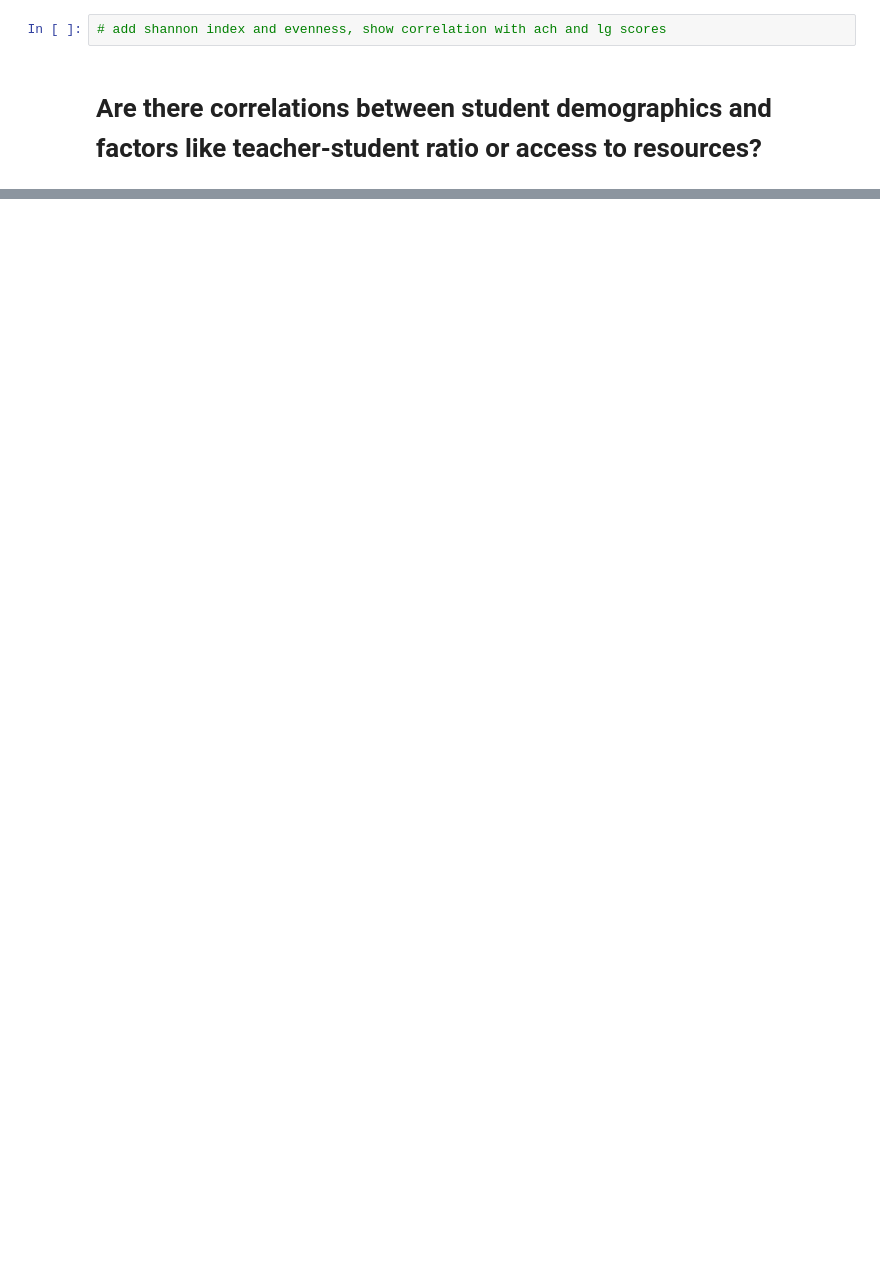
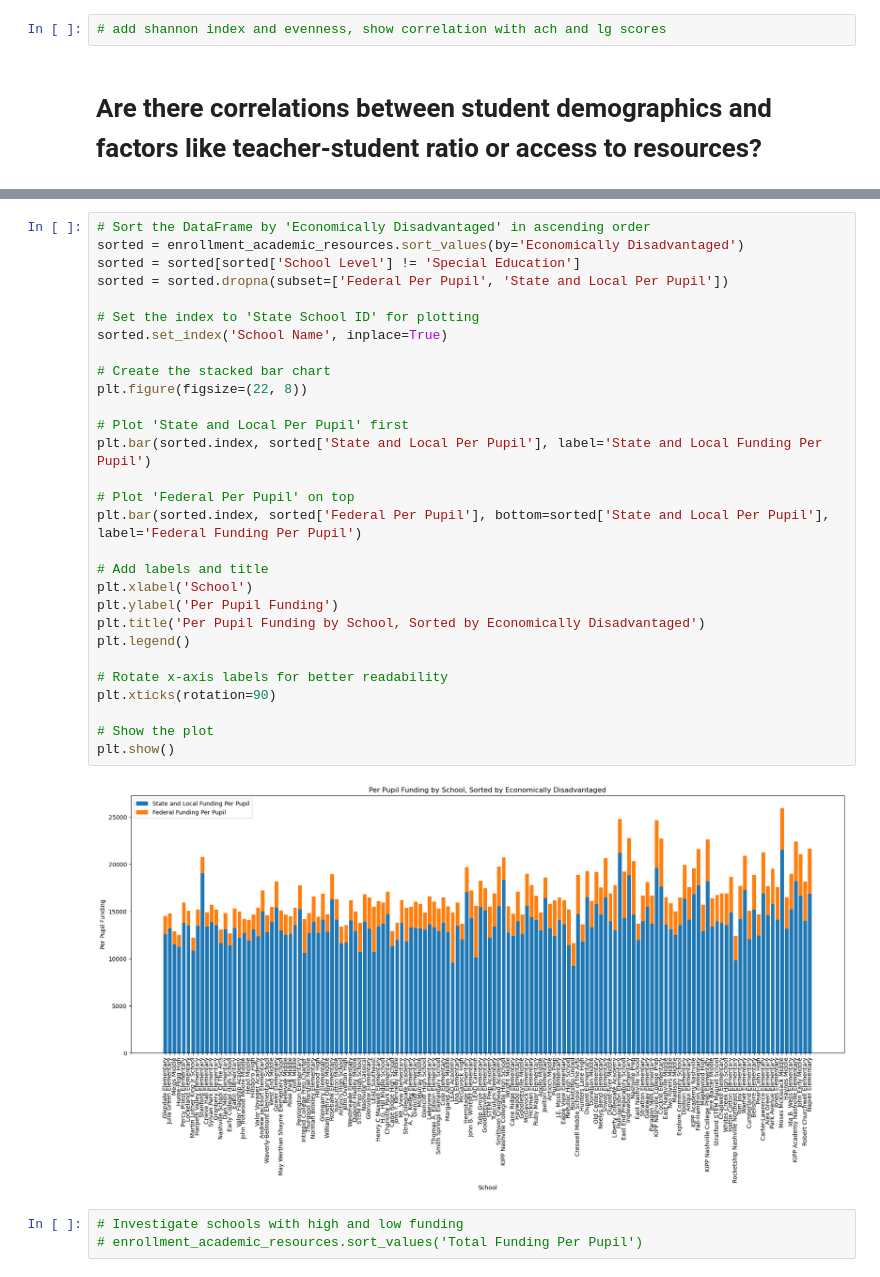
Before and after one commit to jessicabohannon/CAPSTONE, a Jupyter notebook: notebooks/capstone_eda.ipynb, the cells around one changed output, grey strips where cells are left out. Saved outputs shown, nothing was run; the diff lists cells and outputs as text; blank space fills up the shorter version.

```diff
--- a/notebooks/capstone_eda.ipynb
+++ b/notebooks/capstone_eda.ipynb
@@ -540,0 +624,34 @@ enrollment_and_resources = enrollment_and_resources.drop(columns=['School Number
+# %%
+# Sort the DataFrame by 'Economically Disadvantaged' in ascending order
+sorted = enrollment_academic_resources.sort_values(by='Economically Disadvantaged')
+sorted = sorted[sorted['School Level'] != 'Special Education']
+sorted = sorted.dropna(subset=['Federal Per Pupil', 'State and Local Per Pupil'])
+
+# Set the index to 'State School ID' for plotting
+sorted.set_index('School Name', inplace=True)
+
+# Create the stacked bar chart
+plt.figure(figsize=(22, 8))
+
+# Plot 'State and Local Per Pupil' first
+plt.bar(sorted.index, sorted['State and Local Per Pupil'], label='State and Local Funding Per Pupil')
+
+# Plot 'Federal Per Pupil' on top
+plt.bar(sorted.index, sorted['Federal Per Pupil'], bottom=sorted['State and Local Per Pupil'], label='Federal Funding Per Pupil')
+
+# Add labels and title
+plt.xlabel('School')
+plt.ylabel('Per Pupil Funding')
+plt.title('Per Pupil Funding by School, Sorted by Economically Disadvantaged')
+plt.legend()
+
+# Rotate x-axis labels for better readability
+plt.xticks(rotation=90)
+
+# Show the plot
+plt.show()
+# %% [output]
+[figure, added]
+# %%
+# Investigate schools with high and low funding
+# enrollment_academic_resources.sort_values('Total Funding Per Pupil')
```
Also changed, not shown: parts of 40 cells of this notebook.
